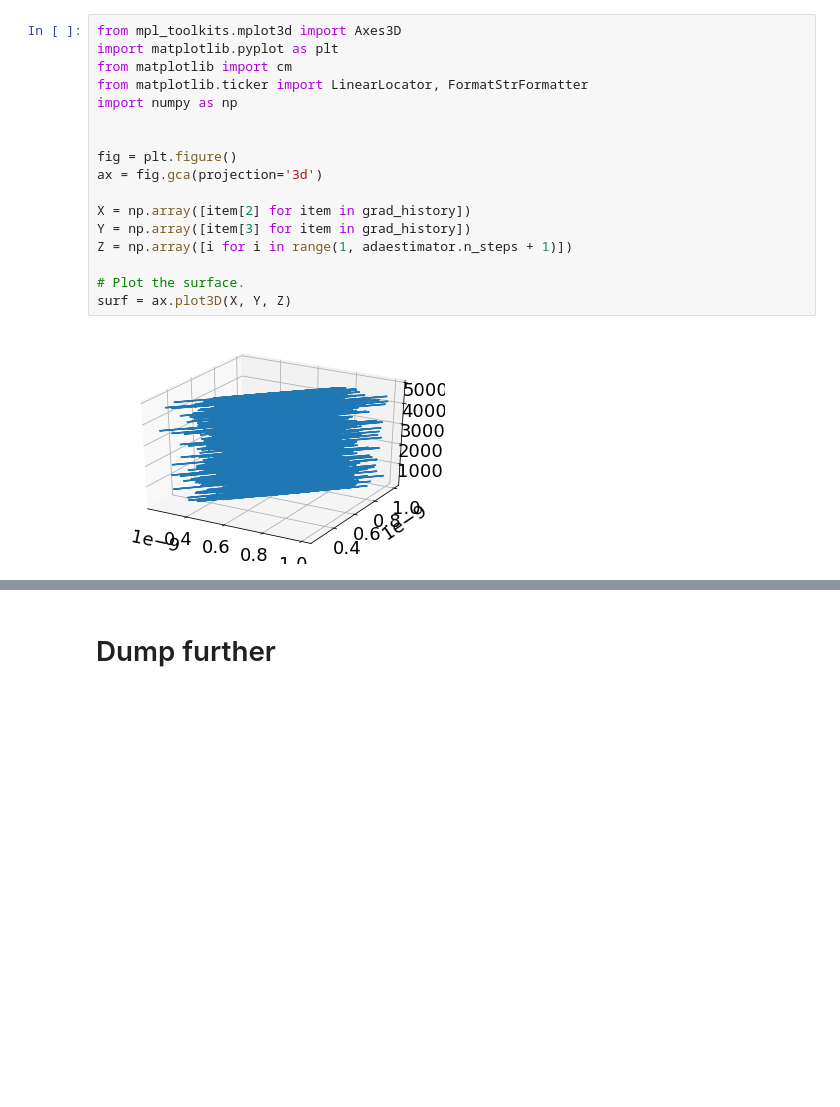
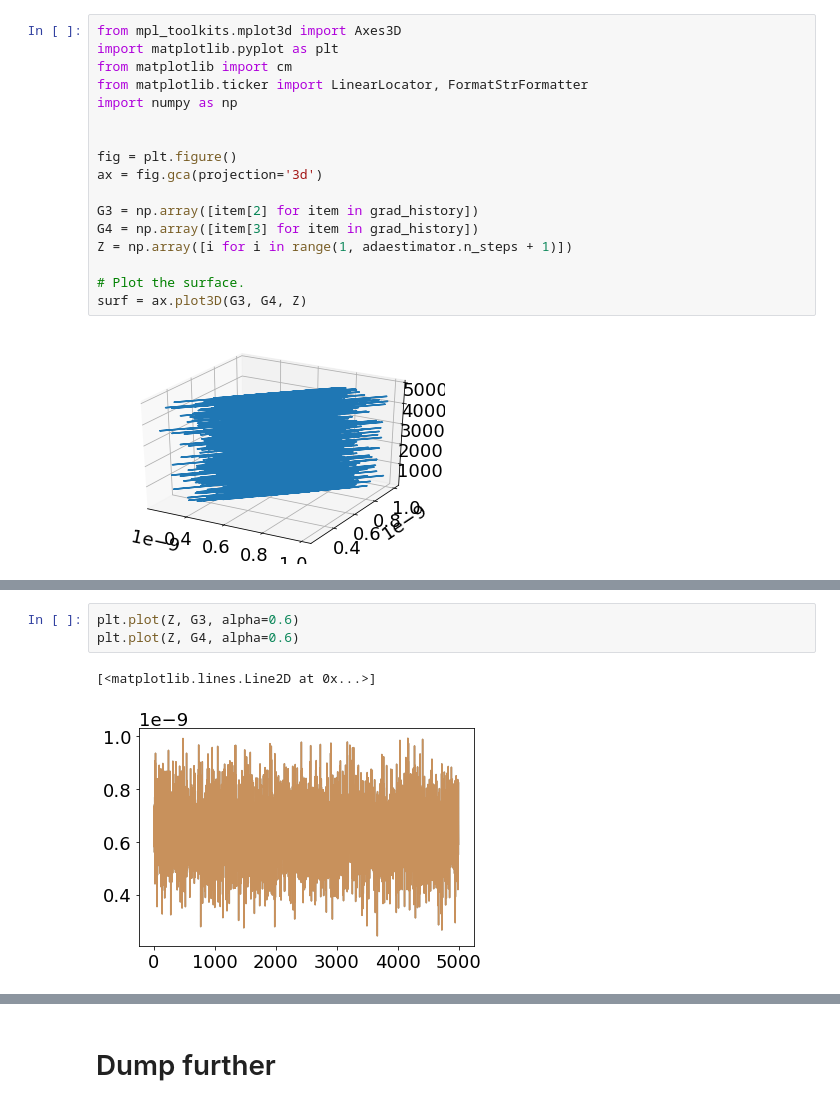
Before and after one commit to vjugor1/AC-PF-Security-Assessment, a Jupyter notebook: notebooks/tmplcss.ipynb, the cells around one changed output, grey strips where cells are left out. Cells and saved outputs as stored; diff of their text form; blank space fills up the shorter version.

```diff
--- a/notebooks/tmplcss.ipynb
+++ b/notebooks/tmplcss.ipynb
@@ -169,11 +169,11 @@ import numpy as np
 fig = plt.figure()
 ax = fig.gca(projection='3d')
 
-X = np.array([item[2] for item in grad_history])
-Y = np.array([item[3] for item in grad_history])
+G3 = np.array([item[2] for item in grad_history])
+G4 = np.array([item[3] for item in grad_history])
 Z = np.array([i for i in range(1, adaestimator.n_steps + 1)])
 
 # Plot the surface.
-surf = ax.plot3D(X, Y, Z)
+surf = ax.plot3D(G3, G4, Z)
 # %% [output]
 [figure]
@@ -179,0 +195,6 @@ surf = ax.plot3D(X, Y, Z)
+# %%
+plt.plot(Z, G3, alpha=0.6)
+plt.plot(Z, G4, alpha=0.6)
+# %% [output]
+[<matplotlib.lines.Line2D at 0x...>]
+[figure, added]
```
Also changed, not shown: parts of 7 cells of this notebook, 4 other files.
